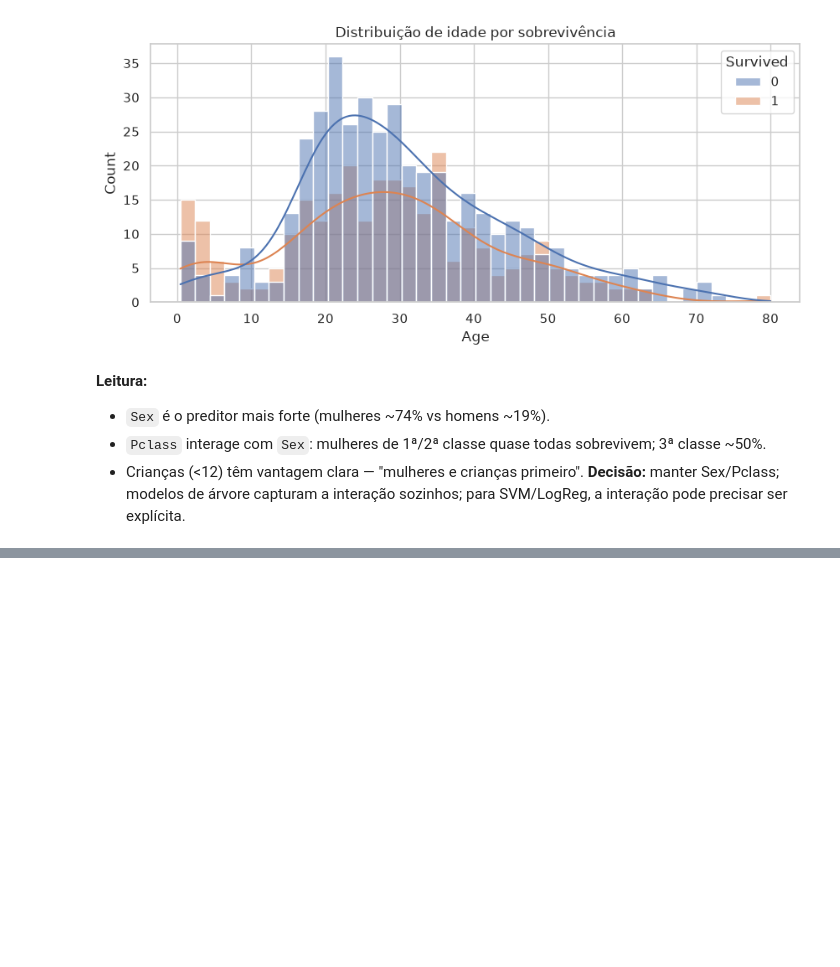
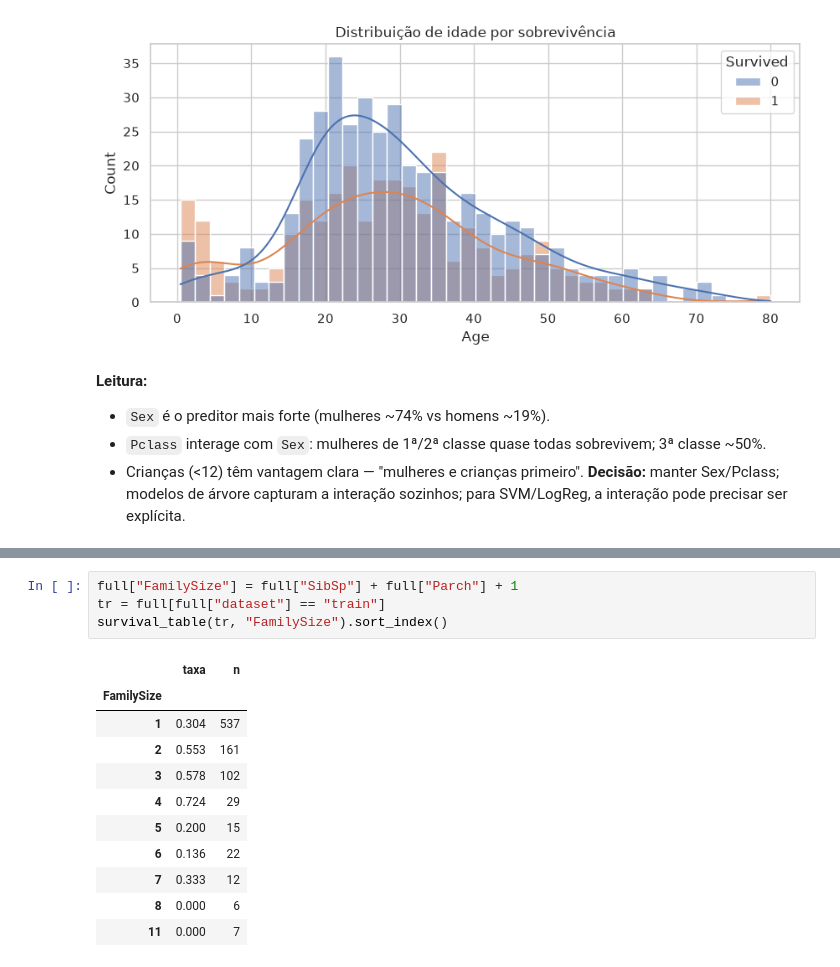
Before and after one commit to RToyoyama/titanic-duelo-final, a Jupyter notebook: notebooks/01_eda.ipynb, the cells around one changed output, grey strips where cells are left out. Drawn from its saved outputs; the diff is of its cells as text; blank space fills up the shorter version.

```diff
--- a/notebooks/01_eda.ipynb
+++ b/notebooks/01_eda.ipynb
@@ -134,0 +183,16 @@ survival_table(train.assign(AgeBand=age_bands), "AgeBand")
+# %%
+full["FamilySize"] = full["SibSp"] + full["Parch"] + 1
+tr = full[full["dataset"] == "train"]
+survival_table(tr, "FamilySize").sort_index()
+# %% [output]
+|  | taxa | n |
+| FamilySize |  |  |
+| 1 | 0.304 | 537 |
+| 2 | 0.553 | 161 |
+| 3 | 0.578 | 102 |
+| 4 | 0.724 | 29 |
+| 5 | 0.200 | 15 |
+| 6 | 0.136 | 22 |
+| 7 | 0.333 | 12 |
+| 8 | 0.000 | 6 |
+| 11 | 0.000 | 7 |
```
Also changed, not shown: parts of 8 cells of this notebook, 1 other file.
